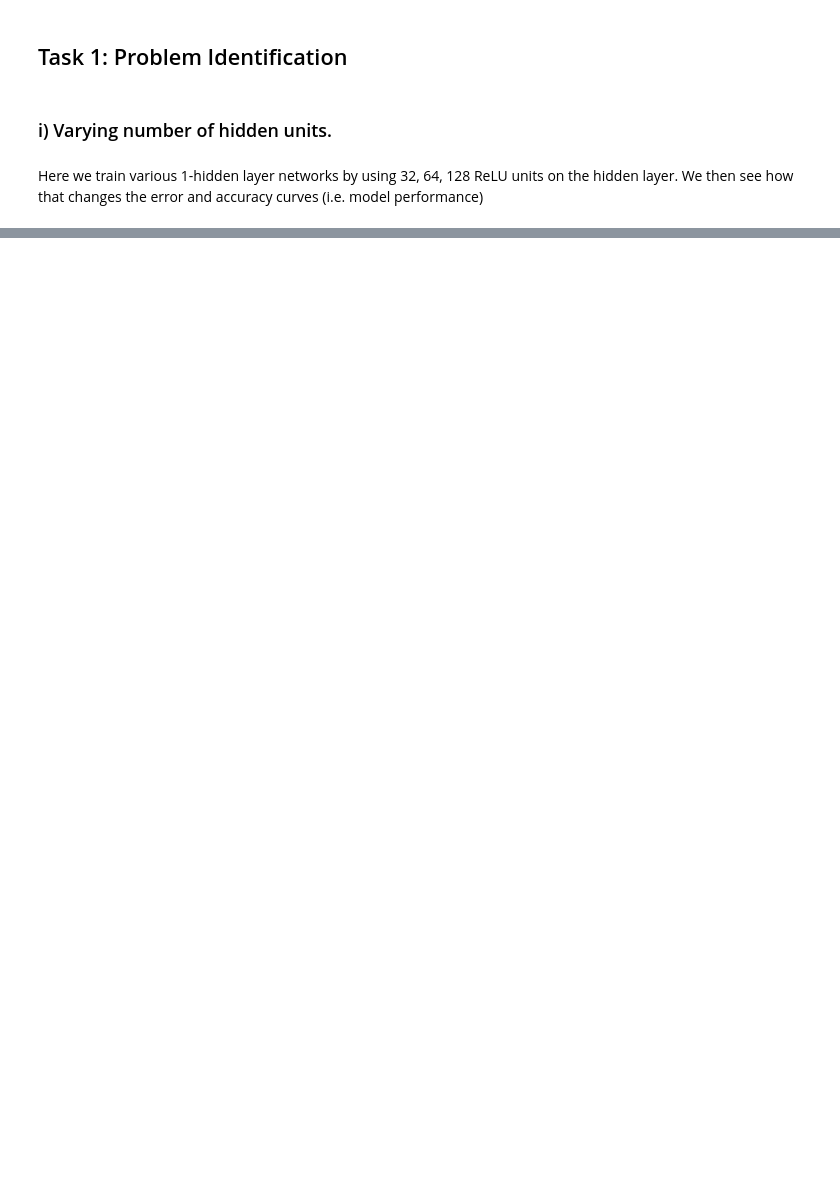
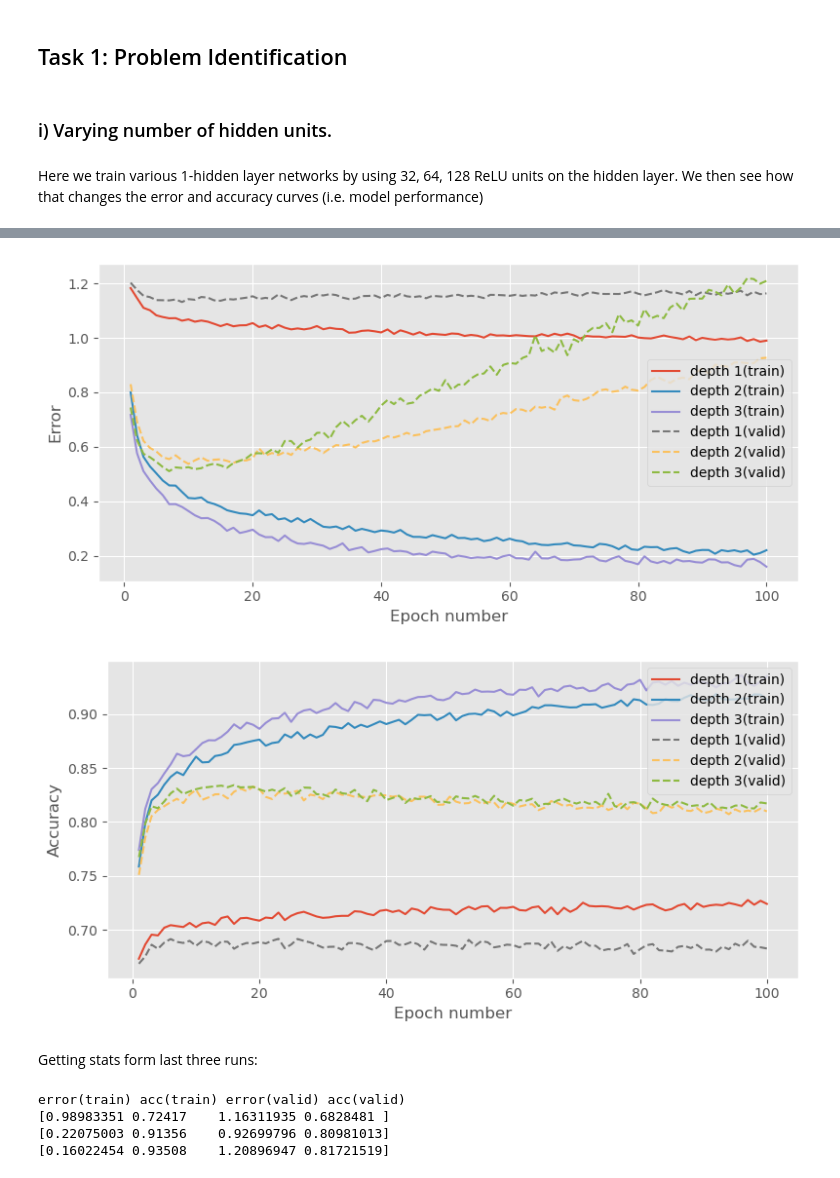
Before and after one commit to hallaemilia/mlpractical, a Jupyter notebook: notebooks/Coursework_1.ipynb, the cells around one changed output, grey strips where cells are left out. Cells and saved outputs as stored; diff of their text form; code cells hidden in the pictures; blank space fills up the shorter version.

```diff
--- a/notebooks/Coursework_1.ipynb
+++ b/notebooks/Coursework_1.ipynb
@@ -337,0 +402,77 @@ for i, hidden_dim in enumerate(hidden_dims):
+# %%
+# Plotting error figure
+fig_all_errors_height = plt.figure(figsize=(8,4))
+ax_height = fig_all_errors_height.add_subplot(111)
+
+# First plot training errors for each number of units
+for i, num_hidden in enumerate(num_hidden_layers):
+    stats = stats_all_runs_height[i]
+    # Use the known column indices for error metrics
+    train_error_idx = 0  # error(train) is first column
+
+    ax_height.plot(np.arange(1, stats.shape[0]) * stats_interval,
+            stats[1:, train_error_idx],
+            label=f'depth {num_hidden}(train)')
+
+
+# Then validation errors
+for i, num_hidden in enumerate(num_hidden_layers):
+    stats = stats_all_runs_height[i]
+    # Use the known column indices for error metrics
+    valid_error_idx = 2  # error(valid) is third column
+
+    ax_height.plot(np.arange(1, stats.shape[0]) * stats_interval,
+            stats[1:, valid_error_idx], linestyle='dashed' ,
+            label=f'depth {num_hidden}(valid)', )
+
+
+ax_height.legend(loc=0)
+ax_height.set_xlabel('Epoch number')
+ax_height.set_ylabel('Error')
+fig_all_errors_height.tight_layout()
+fig_all_errors_height.savefig('/Users/hallaei/UoE/mlp/mlpractical/report/figures/error_curves_height.png')
+
+# Plotting acc figure
+fig_all_accs_height = plt.figure(figsize=(8,4))
+ax_height = fig_all_accs_height.add_subplot(111)
+
+# First plot training accs for each number of units
+for i, num_hidden in enumerate(num_hidden_layers):
+    stats = stats_all_runs_height[i]
+    train_acc_idx = 1
+
+    ax_height.plot(np.arange(1, stats.shape[0]) * stats_interval,
+            stats[1:, train_acc_idx],
+            label=f'depth {num_hidden}(train)')
+
+
+# Then validation accs
+for i, num_hidden in enumerate(num_hidden_layers):
+    stats = stats_all_runs_height[i]
+    valid_acc_idx = 3
+
+    ax_height.plot(np.arange(1, stats.shape[0]) * stats_interval,
+            stats[1:, valid_acc_idx], linestyle='dashed' ,
+            label=f'depth {num_hidden}(valid)', )
+
+
+ax_height.legend(loc=0)
+ax_height.set_xlabel('Epoch number')
+ax_height.set_ylabel('Accuracy')
+fig_all_accs_height.tight_layout()
+fig_all_accs_height.savefig('/Users/hallaei/UoE/mlp/mlpractical/report/figures/acc_curves_height.png')
+# %% [output]
+[figure, added]
+[figure, added]
+# %% [markdown]
+Getting stats form last three runs:
+# %%
+print('error(train)', 'acc(train)', 'error(valid)', 'acc(valid)')
+print(stats_all_runs_height[0][-1])
+print(stats_all_runs_height[1][-1])
+print(stats_all_runs_height[2][-1])
+# %% [output]
+error(train) acc(train) error(valid) acc(valid)
+[0.98983351 0.72417    1.16311935 0.6828481 ]
+[0.22075003 0.91356    0.92699796 0.80981013]
+[0.16022454 0.93508    1.20896947 0.81721519]
```
Also changed, not shown: parts of 15 cells of this notebook, 11 other files.
